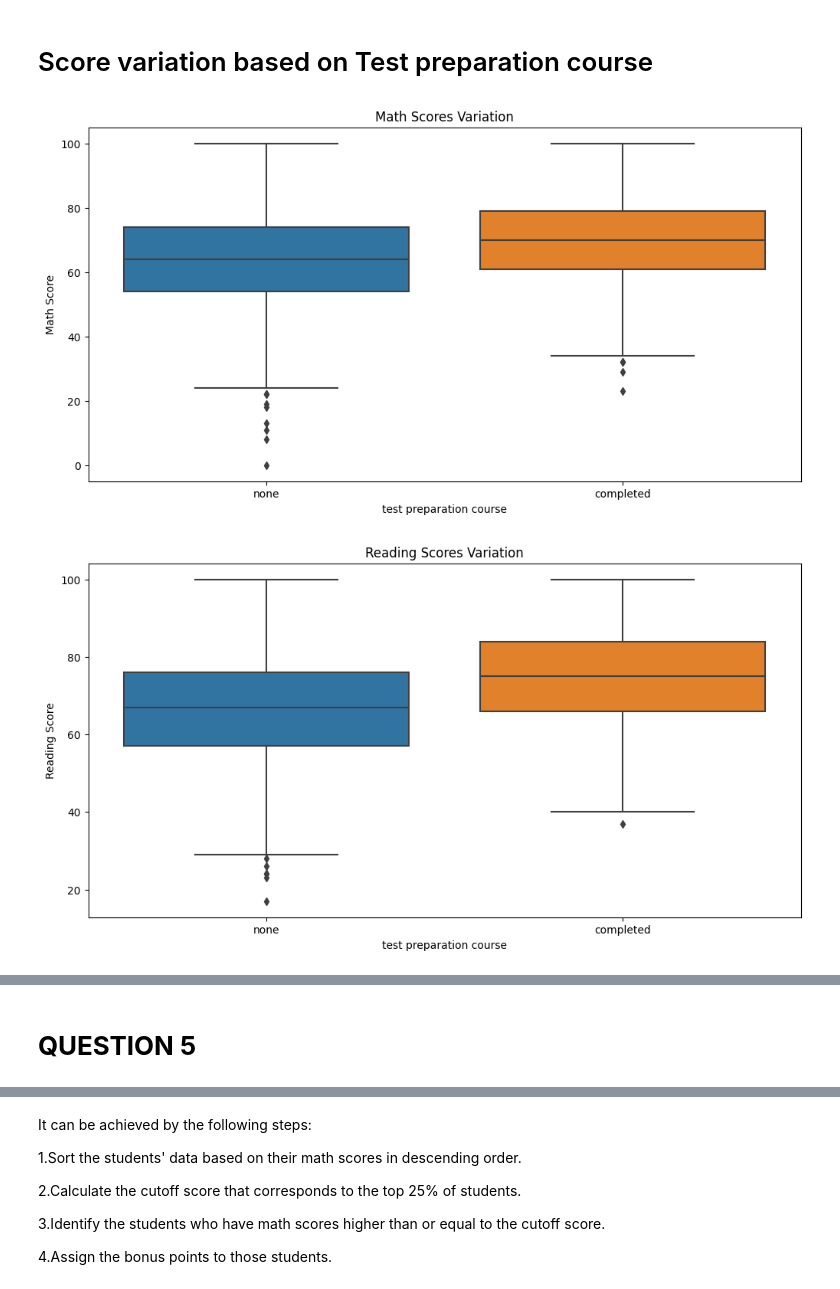
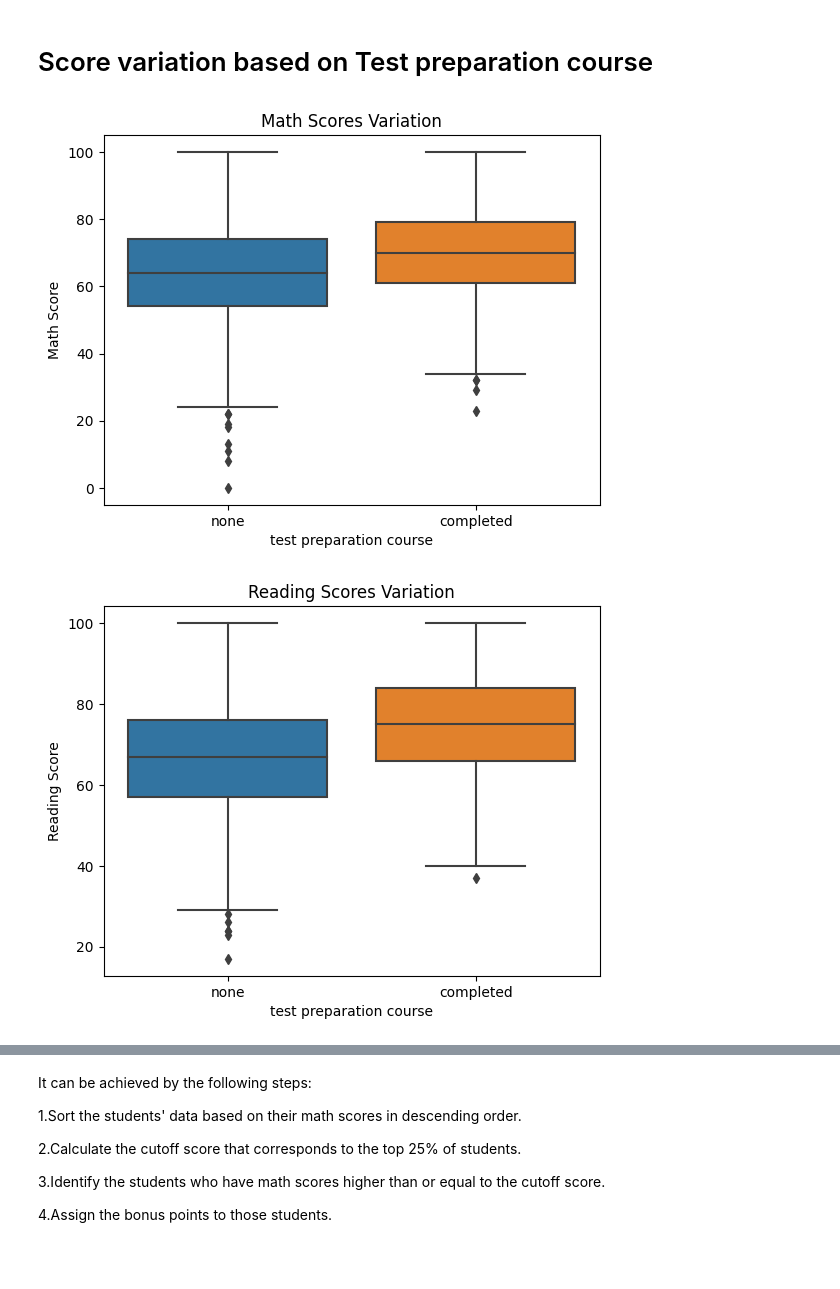
Before and after one commit to ASWATHI-A123/ASWATHI-A, a Jupyter notebook: Assignment_3.ipynb, the cells around one changed output, grey strips where cells are left out. Cells and saved outputs as stored; diff of their text form; code cells hidden in the pictures; blank space fills up the shorter version.

```diff
--- a/Assignment_3.ipynb
+++ b/Assignment_3.ipynb
@@ -129,26 +100,26 @@ INFERENCE:The outliers are more in females in all the three scores variations.
 # %% [markdown]
 # Score variation based on Test preparation course
 # %%
-plt.figure(figsize=(12, 6))
+plt.figure()
 sns.boxplot(data=data, x='test preparation course', y='math score')
 plt.title('Math Scores Variation')
 plt.xlabel('test preparation course')
 plt.ylabel('Math Score')
 plt.show()
 
-plt.figure(figsize=(12, 6))
+plt.figure()
 sns.boxplot(data=data, x='test preparation course', y='reading score')
 plt.title('Reading Scores Variation')
 plt.xlabel('test preparation course')
 plt.ylabel('Reading Score')
 plt.show()
 
-plt.figure(figsize=(12, 6))
+plt.figure()
 sns.boxplot(data=data, x='test preparation course', y='writing score')
 plt.title('Writing Scores Variation')
 plt.xlabel('test preparation course')
 plt.ylabel('Writing Score')
 plt.show()
 # %% [output]
-[figure, old version]
+[figure, new version]
-[figure, old version]
+[figure, new version]
@@ -156,2 +126,0 @@ plt.show()
-# %% [markdown]
-# **QUESTION 5**
```
Also changed, not shown: parts of 13 cells of this notebook.
